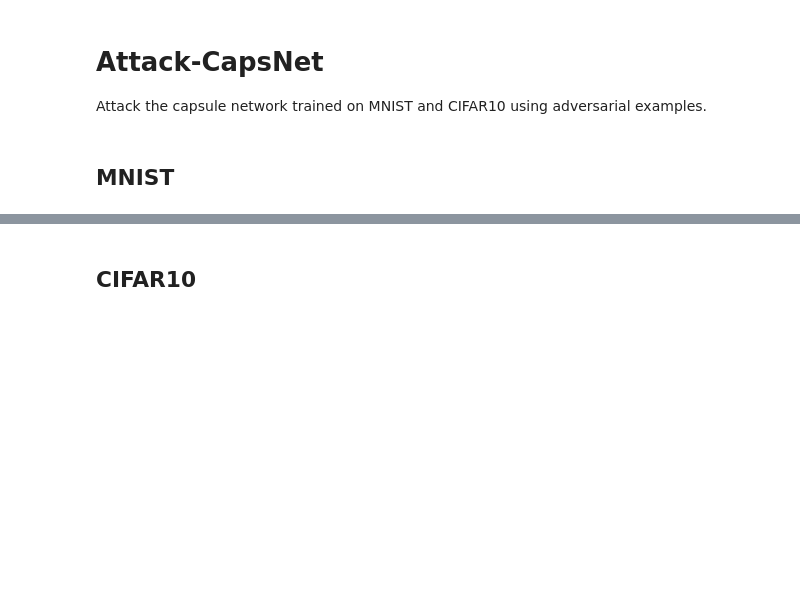
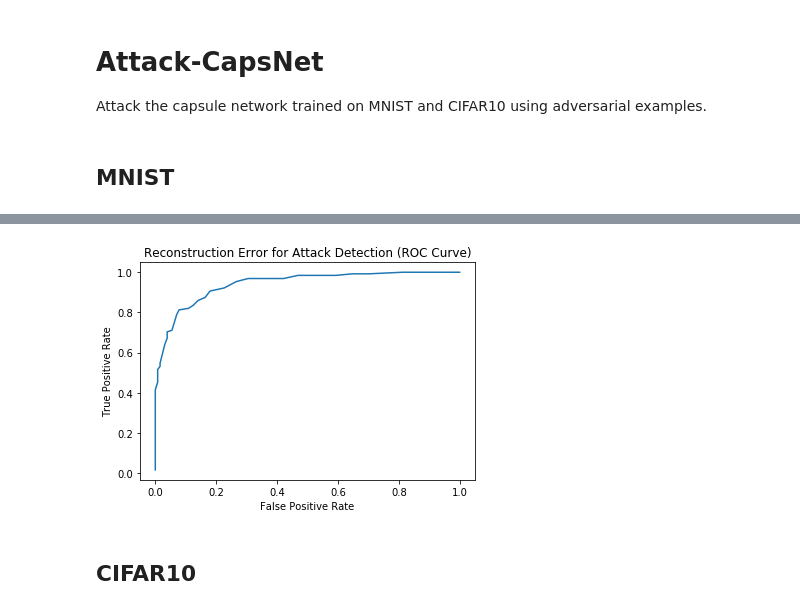
Before and after one commit to KellerJordan/CapsNet-Adversarial, a Jupyter notebook: Attack-CapsNet.ipynb, the cells around one changed output, grey strips where cells are left out. Drawn from its saved outputs; the diff is of its cells as text; code cells hidden in the pictures; blank space fills up the shorter version.

```diff
--- a/Attack-CapsNet.ipynb
+++ b/Attack-CapsNet.ipynb
@@ -93,3 +130,24 @@ print(results)
+# %%
+def plot_roc(results):
+    X1 = np.array(results['seed_mses'])
+    X2 = np.array(results['fool_mses'])
+    n = len(X1)
+
+    tprs = []
+    fprs = []
+    for w in range(0, 80):
+        tprs.append((X2 > w).mean())
+        fprs.append((X1 > w).mean())
+
+    plt.plot(fprs, tprs)
+# %%
+plt.title('Reconstruction Error for Attack Detection (ROC Curve)')
+plot_roc(results_ga)
+plt.xlabel('False Positive Rate')
+plt.ylabel('True Positive Rate')
+plt.show()
+# %% [output]
+[figure, added]
 # %% [markdown]
 ## CIFAR10
 # %%
```
Also changed, not shown: parts of 27 cells of this notebook, 3 other files.
